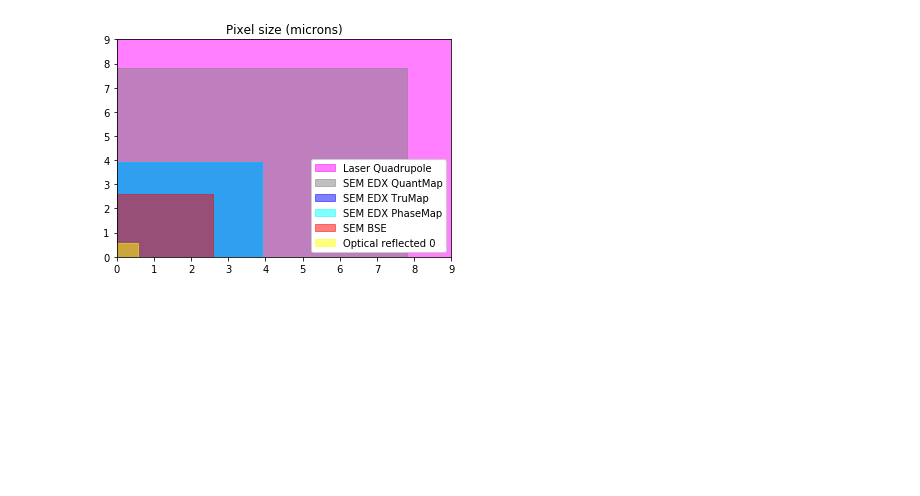
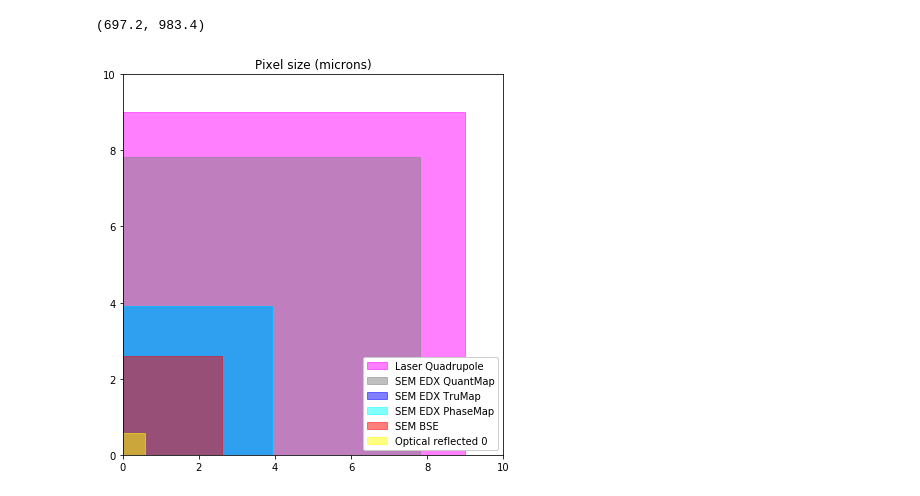
Before and after one commit to marcoaaz/pyramidCalculator, a Jupyter notebook: pyraCalculator-interactive.ipynb, the cells around one changed output. Saved outputs shown, nothing was run; the diff lists cells and outputs as text; code cells hidden in the pictures; blank space fills up the shorter version.

```diff
--- a/pyraCalculator-interactive.ipynb
+++ b/pyraCalculator-interactive.ipynb
@@ -176,30 +398,63 @@ index_min = int(np.where(binnedResolution == spatialRes_min)[0]) #int() for inde
+# %%
+# Calculating pyramidal image size
+
+scale_factor = 2
+base = pd.Series([scale_factor]*nLevels)
+exponent = pd.Series(np.arange(0, nLevels))
+pyramid_scale = base.pow(exponent)
+
+bytes = 0
+for i in range(0, nLevels):
+    temp = (dfPyramid.iloc[index_min]['Num. channels'] * zSeries * timeSeries * w *
+            h * dfPyramid.iloc[index_min]['Bit depth']) / ((pyramid_scale[i]**2) * 8)
+    bytes = bytes + temp
+
+singleImageSize = bytes/(1024**3) #gigabytes
+depthRatio = singleImageSize/(dfPyramid.iloc[index_min]['Num. channels']
+                              * dfPyramid.iloc[index_min]['Bit depth'])
+
+dfPyramid['Image size (GB)'] = round((depthRatio * dfPyramid['Bit depth'] *
+                                dfPyramid['Num. channels']), 1)
+
+total_mix = round(sum(dfPyramid['Image size (GB)']), 1)
+total_float32 = round(sum(dfPyramid['Num. channels']) *
+                      depthRatio * dfPyramid.loc[4, 'Bit depth'], 1)
+
+total_mix, total_float32 #Gigabytes
+
+# Calculating file size
+#depends on compression..
+# %% [output]
+(697.2, 983.4)
 # %%
-# Comparing pixel sizes
-reverseIndex = sorted(range(len(binnedResolution)),
-                      key=lambda k: binnedResolution[k], reverse=True)
-binnedRes_sort = binnedResolution.loc[reverseIndex].reset_index(drop=True)
-colors = [layerColors[i] for i in reverseIndex]
+# Sorting by pixel size
+dfPyramid_byRes = dfPyramid.sort_values(by=['binnedResolution'], ascending = False)
+dfPyramid_byRes = dfPyramid_byRes.reset_index(drop=True) #resets index for loop
 
-fig1 = plt.figure()
+#Plot - comparing pixel sizes
+fig1 = plt.figure(figsize=(7, 7))
 ax = fig1.add_subplot(111)
+ax.set_aspect('equal')
 
 rect_temp = []
-for i in range(0, len(colors)):
-    width = binnedRes_sort[i]
-    height = binnedRes_sort[i]
-    temp = Rectangle((0, 0), width, height, color = colors[i], alpha = 0.5)
-    rect_temp.append(temp)
-    ax.add_patch(temp)
+for i in range(0, dfPyramid.shape[0]):
+    width = dfPyramid_byRes['binnedResolution'][i]
+    height = dfPyramid_byRes['binnedResolution'][i]
+    temp_pixel = Rectangle((0, 0), width, height,
+                     color = dfPyramid_byRes['userColors'][i], alpha = 0.5)
+    ax.add_patch(temp_pixel)
+    rect_temp.append(temp_pixel)
 
-layer_names = dfPyramid.loc[reverseIndex, 'Layer']
-plt.xlim([0, max(binnedRes_sort)])
-plt.ylim([0, max(binnedRes_sort)])
+
+layer_names = dfPyramid_byRes['Layer']
+plt.xlim([0, max(dfPyramid_byRes['binnedResolution'])+1])
+plt.ylim([0, max(dfPyramid_byRes['binnedResolution'])+1])
 plt.legend(rect_temp, layer_names, loc='lower right', framealpha = 1)
 plt.title('Pixel size (microns)')
 
 #Saving image
 filename = sample + '_pixelComparison' + '.png'
 file_path = os.path.join(directory, filename)
 plt.savefig(file_path)
 # %% [output]
-[figure, old version]
+[figure, new version]
```
Also changed, not shown: parts of 17 cells of this notebook, 1 other file.
